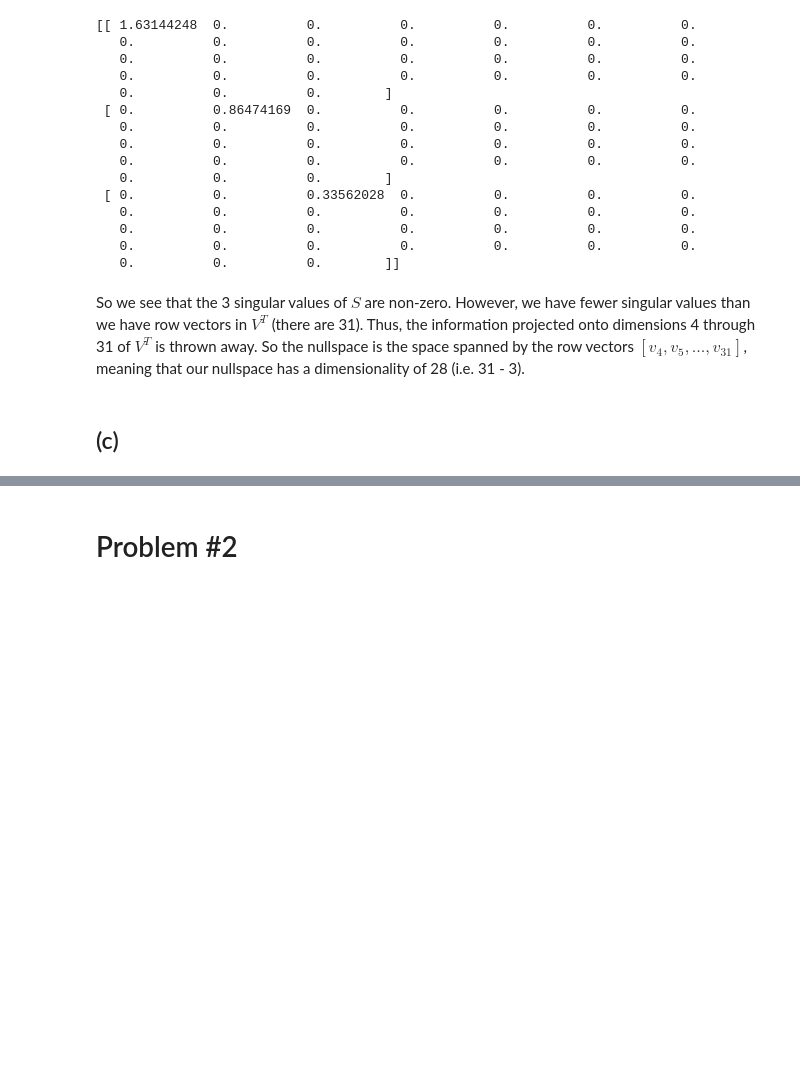
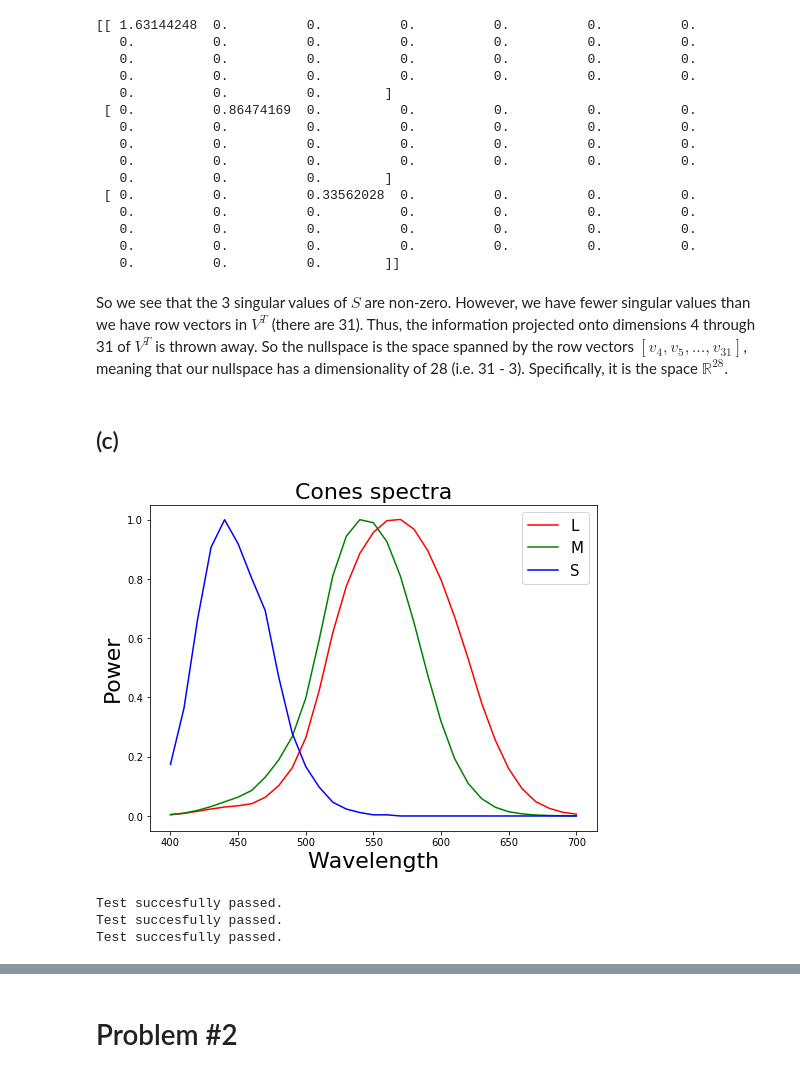
Before and after one commit to rfeinman/hw-mathtools, a Jupyter notebook: hw2_Feinman/hw2.ipynb, the cells around one changed output, grey strips where cells are left out. Drawn from its saved outputs; the diff is of its cells as text; code cells hidden in the pictures; blank space fills up the shorter version.

```diff
--- a/hw2_Feinman/hw2.ipynb
+++ b/hw2_Feinman/hw2.ipynb
@@ -154,6 +154,47 @@ print S
    0.          0.          0.          0.          0.          0.          0.
    0.          0.          0.        ]]
 # %% [markdown]
-So we see that the 3 singular values of $S$ are non-zero. However, we have fewer singular values than we have row vectors in $V^T$ (there are 31). Thus, the information projected onto dimensions 4 through 31 of $V^T$ is thrown away. So the nullspace is the space spanned by the row vectors $[v_4, v_5, ..., v_{31}]$, meaning that our nullspace has a dimensionality of 28 (i.e. 31 - 3).
+So we see that the 3 singular values of $S$ are non-zero. However, we have fewer singular values than we have row vectors in $V^T$ (there are 31). Thus, the information projected onto dimensions 4 through 31 of $V^T$ is thrown away. So the nullspace is the space spanned by the row vectors $[v_4, v_5, ..., v_{31}]$, meaning that our nullspace has a dimensionality of 28 (i.e. 31 - 3). Specifically, it is the space $\mathbb{R}^{28}$.
 # %% [markdown]
 ## (c)
+# %%
+# First let's plot the cones as instructed
+wavelengths = np.linspace(400,700,31)
+plt.figure(figsize=(8,6))
+# First let's plot the primaries
+plt.plot(wavelengths, cones[0], color='r', label='L')
+plt.plot(wavelengths, cones[1], color='g', label='M')
+plt.plot(wavelengths, cones[2], color='b', label='S')
+plt.xlabel('Wavelength', fontsize=22)
+plt.ylabel('Power', fontsize=22)
+plt.title('Cones spectra', fontsize=22)
+plt.legend(prop={'size': 15})
+plt.show()
+# %% [output]
+[figure, added]
+# %%
+# Now let's write a function to verify that the cone absorbtions
+# are equal for any pair of lights that are perceptually
+# matched
+def verify_cones():
+    light1 = np.random.uniform(size=(31, 1))
+    w = humanColorMatcher(light1, P)
+    light2 = np.matmul(P, w)
+    # we know that light1 and light2 are perceptually equivalent to a
+    # human observer, by the definition of our function humanColorMatcher.
+    # now let's get the cone absorptions for each:
+    absorption1 = np.matmul(cones, light1)
+    absorption2 = np.matmul(cones, light2)
+    # check that they are equal within some precision error
+    assert np.linalg.norm(absorption1 - absorption2) < 1e-5
+    print('Test succesfully passed.')
+
+# Let's run this test a few times (each time a different random
+# test light is generated)
+verify_cones()
+verify_cones()
+verify_cones()
+# %% [output]
+Test succesfully passed.
+Test succesfully passed.
+Test succesfully passed.
```
Also changed, not shown: parts of 6 cells of this notebook.
